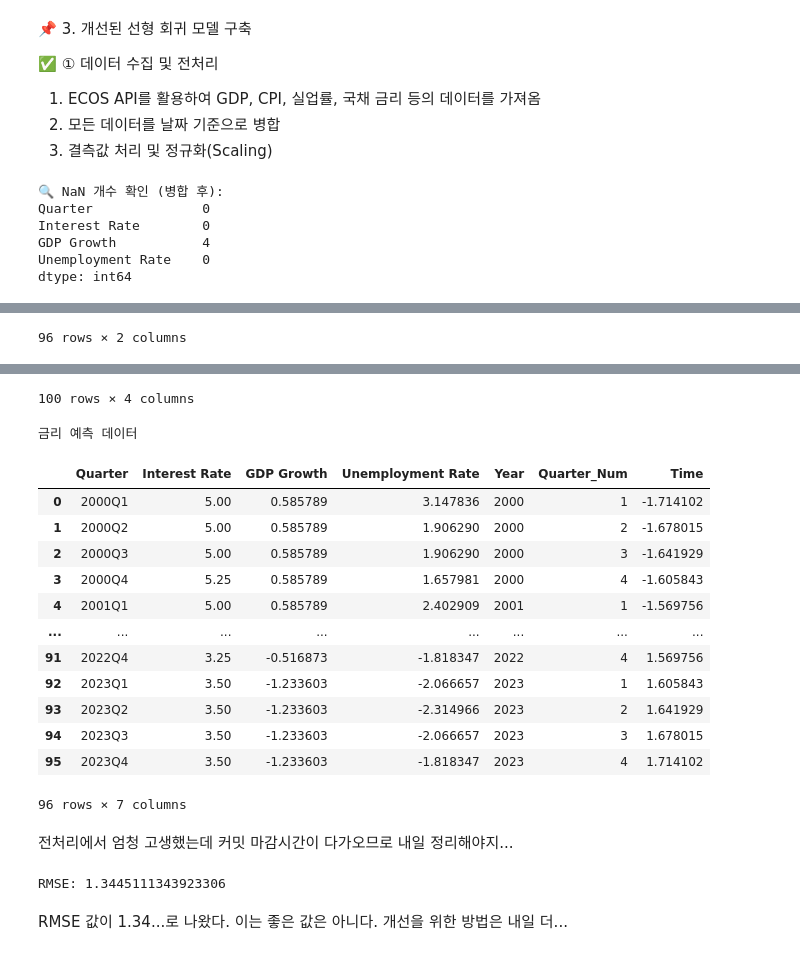
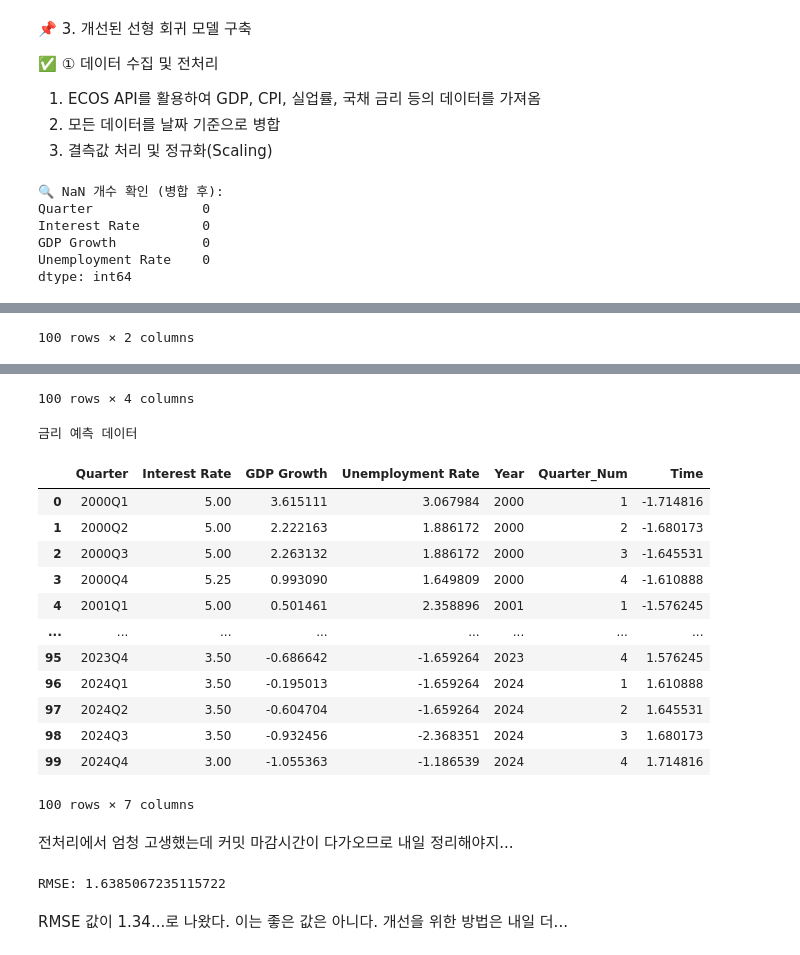
Before and after one commit to JinGunseon/MachineLearning, a Jupyter notebook: InterestRateExpectation.ipynb, the cells around one changed output, grey strips where cells are left out. Drawn from its saved outputs; the diff is of its cells as text; code cells hidden in the pictures.

```diff
--- a/InterestRateExpectation.ipynb
+++ b/InterestRateExpectation.ipynb
@@ -156,11 +156,12 @@ GPT 선생님이 처음 제시한 분석은 단순히 연도와 월을 정규화
 2. 모든 데이터를 날짜 기준으로 병합
 3. 결측값 처리 및 정규화(Scaling)
 # %%
+from google.colab import userdata
 import requests
 import pandas as pd
 from sklearn.preprocessing import StandardScaler
 
-API_KEY = ""
+API_KEY = userdata.get('ECOS_API_KEY')
 
 # 금리 데이터 가져오기(분기별)
 rate_url = f"https://ecos.bok.or.kr/api/StatisticSearch/{API_KEY}/json/en/1/100/722Y001/Q/2000Q1/2024Q4/0101000"
@@ -169,31 +170,31 @@ rate_df = pd.DataFrame(rate_data['StatisticSearch']['row'])[['TIME', 'DATA_VALUE
 rate_df.columns = ['Quarter', 'Interest Rate']
 
 # GDP 성장률 데이터 가져오기(연간 데이터)
-gdp_url = f"https://ecos.bok.or.kr/api/StatisticSearch/{API_KEY}/json/en/1/100/251Y003/A/2000/2024/S/NS1D"
+gdp_url = f"https://ecos.bok.or.kr/api/StatisticSearch/{API_KEY}/json/en/1/100/200Y102/Q/2000Q1/2024Q4/10211"
 gdp_data = requests.get(gdp_url).json()
 gdp_df = pd.DataFrame(gdp_data['StatisticSearch']['row'])[['TIME', 'DATA_VALUE']]
-gdp_df.columns = ['Year', 'GDP Growth']
+gdp_df.columns = ['Quarter', 'GDP Growth']
 
-# 🚀 [중요] 첫 연도의 NaN 값 채우기 (Deprecated 경고 해결)
-gdp_df['GDP Growth'] = gdp_df['GDP Growth'].bfill()  # `fillna(method='bfill')` 대신 사용. 첫 연도 값 채움
+# # 🚀 [중요] 첫 연도의 NaN 값 채우기 (Deprecated 경고 해결)
+# gdp_df['GDP Growth'] = gdp_df['GDP Growth'].bfill()  # `fillna(method='bfill')` 대신 사용. 첫 연도 값 채움
 
-# 🛠 GDP 성장률을 연간 → 분기별 성장률로 변환 (연간 성장률을 4등분)
-gdp_df['Year'] = gdp_df['Year'].astype(int)  # 연도 정수 변환
-gdp_df['GDP Growth'] = gdp_df['GDP Growth'].astype(float)  # 숫자로 변환
+# # 🛠 GDP 성장률을 연간 → 분기별 성장률로 변환 (연간 성장률을 4등분)
+# gdp_df['Year'] = gdp_df['Year'].astype(int)  # 연도 정수 변환
+# gdp_df['GDP Growth'] = gdp_df['GDP Growth'].astype(float)  # 숫자로 변환
 
-# 📌 분기별 성장률 데이터 생성
-quarterly_gdp = []
-for _, row in gdp_df.iterrows():
-    year = int(row['Year'])
-    annual_growth = row['GDP Growth']
-    quarterly_growth = annual_growth / 4  # 연간 성장률을 4등분
+# # 📌 분기별 성장률 데이터 생성
+# quarterly_gdp = []
+# for _, row in gdp_df.iterrows():
+#     year = int(row['Year'])
+#     annual_growth = row['GDP Growth']
+#     quarterly_growth = annual_growth / 4  # 연간 성장률을 4등분
 
-    # 각 연도의 4개 분기를 생성
-    for q in range(1, 5):
-        quarterly_gdp.append({'Quarter': f"{year}Q{q}", 'GDP Growth': quarterly_growth})
+#     # 각 연도의 4개 분기를 생성
+#     for q in range(1, 5):
+#         quarterly_gdp.append({'Quarter': f"{year}Q{q}", 'GDP Growth': quarterly_growth})
 
-# 분기별 GDP 성장률 데이터프레임 생성
-gdp_quarterly_df = pd.DataFrame(quarterly_gdp)
+# # 분기별 GDP 성장률 데이터프레임 생성
+# gdp_quarterly_df = pd.DataFrame(quarterly_gdp)
 
 
 # 실업률 데이터 가져오기(분기별)
@@ -203,17 +204,19 @@ unemployment_df = pd.DataFrame(unemployment_data['StatisticSearch']['row'])[['TI
 unemployment_df.columns = ['Quarter', 'Unemployment Rate']
 
 # 데이터 병합
-df = rate_df.merge(gdp_quarterly_df, on='Quarter', how='left')
+df = rate_df.merge(gdp_df, on='Quarter', how='left')
 df = df.merge(unemployment_df, on='Quarter', how='left')
 
 # 🛠 NaN 확인
 print("🔍 NaN 개수 확인 (병합 후):")
 print(df.isna().sum())  # 어느 변수에 NaN이 있는지 확인
-display(gdp_quarterly_df)
+display(gdp_df)
 display(df)
 
+df['GDP Growth'] = df['GDP Growth'].ffill()
+
 # 🛠 NaN 제거
-df.dropna(inplace=True)  # NaN 포함된 행 삭제
+# df.dropna(inplace=True)  # NaN 포함된 행 삭제
 
 # 숫자로 변환
 df[['Interest Rate', 'GDP Growth', 'Unemployment Rate']] = df[['Interest Rate', 'GDP Growth', 'Unemployment Rate']].astype(float)
@@ -236,7 +239,7 @@ display(df)
 🔍 NaN 개수 확인 (병합 후):
 Quarter              0
 Interest Rate        0
-GDP Growth           4
+GDP Growth           0
 Unemployment Rate    0
 dtype: int64
 |  | Quarter | GDP Growth |
@@ -254,2 +257,2 @@ dtype: int64
-96 rows × 2 columns
+100 rows × 2 columns
 |  | Quarter | Interest Rate | GDP Growth | Unemployment Rate |
@@ -267,18 +270,18 @@ dtype: int64
 100 rows × 4 columns
 금리 예측 데이터
 |  | Quarter | Interest Rate | GDP Growth | Unemployment Rate | Year | Quarter_Num | Time |
-| 0 | 2000Q1 | 5.00 | 0.585789 | 3.147836 | 2000 | 1 | -1.714102 |
-| 1 | 2000Q2 | 5.00 | 0.585789 | 1.906290 | 2000 | 2 | -1.678015 |
-| 2 | 2000Q3 | 5.00 | 0.585789 | 1.906290 | 2000 | 3 | -1.641929 |
-| 3 | 2000Q4 | 5.25 | 0.585789 | 1.657981 | 2000 | 4 | -1.605843 |
-| 4 | 2001Q1 | 5.00 | 0.585789 | 2.402909 | 2001 | 1 | -1.569756 |
+| 0 | 2000Q1 | 5.00 | 3.615111 | 3.067984 | 2000 | 1 | -1.714816 |
+| 1 | 2000Q2 | 5.00 | 2.222163 | 1.886172 | 2000 | 2 | -1.680173 |
+| 2 | 2000Q3 | 5.00 | 2.263132 | 1.886172 | 2000 | 3 | -1.645531 |
+| 3 | 2000Q4 | 5.25 | 0.993090 | 1.649809 | 2000 | 4 | -1.610888 |
+| 4 | 2001Q1 | 5.00 | 0.501461 | 2.358896 | 2001 | 1 | -1.576245 |
 | ... | ... | ... | ... | ... | ... | ... | ... |
-| 91 | 2022Q4 | 3.25 | -0.516873 | -1.818347 | 2022 | 4 | 1.569756 |
-| 92 | 2023Q1 | 3.50 | -1.233603 | -2.066657 | 2023 | 1 | 1.605843 |
-| 93 | 2023Q2 | 3.50 | -1.233603 | -2.314966 | 2023 | 2 | 1.641929 |
-| 94 | 2023Q3 | 3.50 | -1.233603 | -2.066657 | 2023 | 3 | 1.678015 |
-| 95 | 2023Q4 | 3.50 | -1.233603 | -1.818347 | 2023 | 4 | 1.714102 |
+| 95 | 2023Q4 | 3.50 | -0.686642 | -1.659264 | 2023 | 4 | 1.576245 |
+| 96 | 2024Q1 | 3.50 | -0.195013 | -1.659264 | 2024 | 1 | 1.610888 |
+| 97 | 2024Q2 | 3.50 | -0.604704 | -1.659264 | 2024 | 2 | 1.645531 |
+| 98 | 2024Q3 | 3.50 | -0.932456 | -2.368351 | 2024 | 3 | 1.680173 |
+| 99 | 2024Q4 | 3.00 | -1.055363 | -1.186539 | 2024 | 4 | 1.714816 |
-96 rows × 7 columns
+100 rows × 7 columns
 # %% [markdown]
 전처리에서 엄청 고생했는데 커밋 마감시간이 다가오므로 내일 정리해야지...
 # %%
@@ -304,7 +307,7 @@ y_pred = model.predict(X_test)
 rmse = mean_squared_error(y_test, y_pred)**0.5
 print("RMSE:", rmse)
 # %% [output]
-RMSE: 1.3445111343923306
+RMSE: 1.6385067235115722
 # %% [markdown]
 RMSE 값이 1.34...로 나왔다. 이는 좋은 값은 아니다. 개선을 위한 방법은 내일 더...
 # %% [markdown]
```
Also changed, not shown: parts of 26 cells of this notebook.
